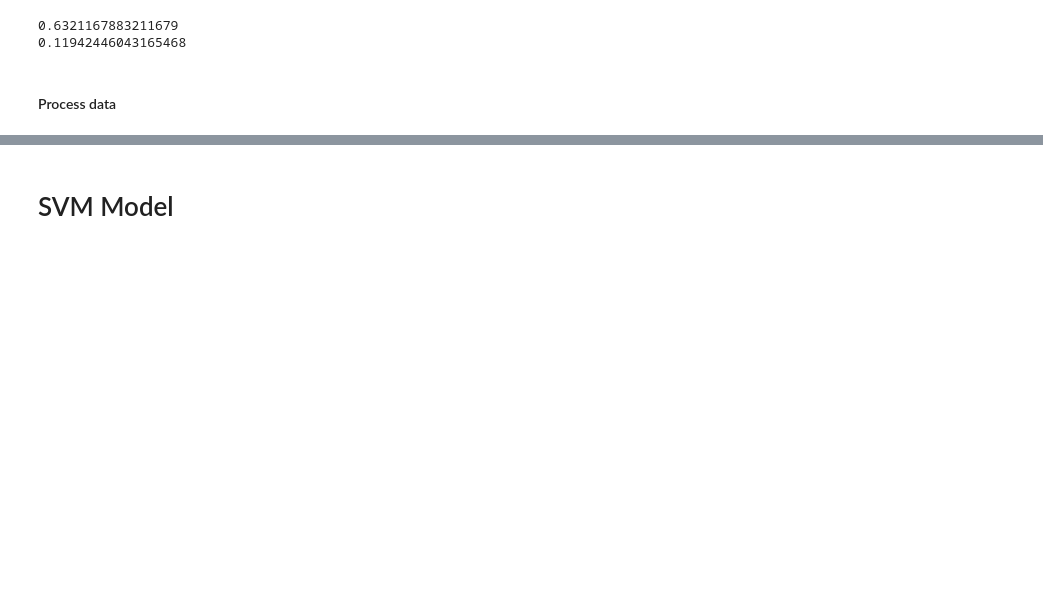
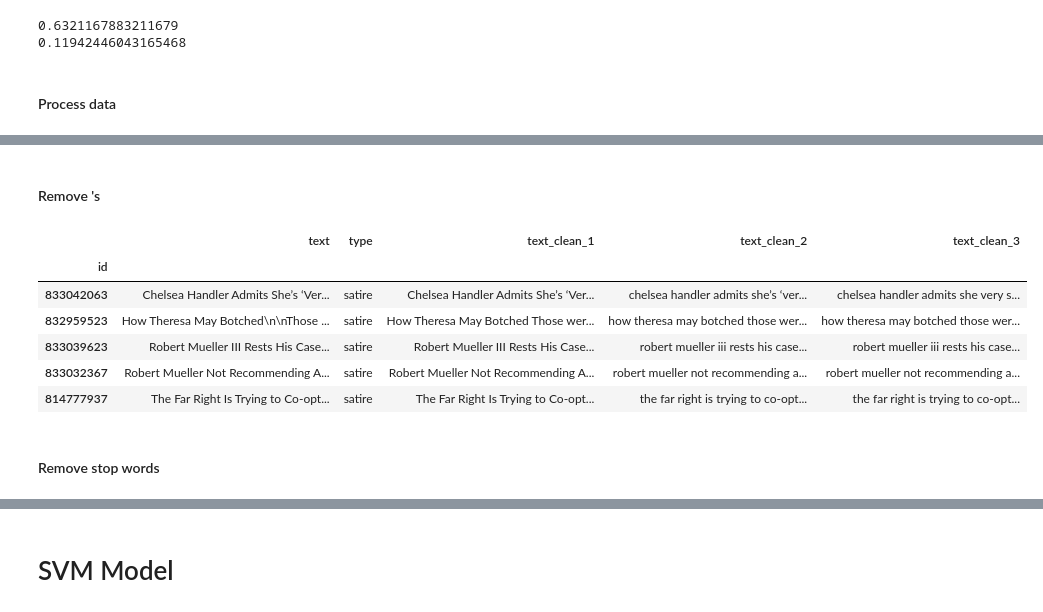
Before and after one commit to K-Bielecka/NLP-SemEval2023-Detecting-category-of-online-news, a Jupyter notebook: notebook.ipynb, the cells around one changed output, grey strips where cells are left out. Drawn from its saved outputs; the diff is of its cells as text; code cells hidden in the pictures; blank space fills up the shorter version.

```diff
--- a/notebook.ipynb
+++ b/notebook.ipynb
@@ -123,0 +148,2 @@ def ngram_vectors(train_texts, train_labels):
+# %% [markdown]
+#### Remove 's
@@ -123,0 +155,12 @@ def ngram_vectors(train_texts, train_labels):
+# %%
+df_train.head()
+# %% [output]
+|  | text | type | text_clean_1 | text_clean_2 | text_clean_3 |
+| id |  |  |  |  |  |
+| 833042063 | Chelsea Handler Admits She’s ‘Ver... | satire | Chelsea Handler Admits She’s ‘Ver... | chelsea handler admits she’s ‘ver... | chelsea handler admits she very s... |
+| 832959523 | How Theresa May Botched\n\nThose ... | satire | How Theresa May Botched Those wer... | how theresa may botched those wer... | how theresa may botched those wer... |
+| 833039623 | Robert Mueller III Rests His Case... | satire | Robert Mueller III Rests His Case... | robert mueller iii rests his case... | robert mueller iii rests his case... |
+| 833032367 | Robert Mueller Not Recommending A... | satire | Robert Mueller Not Recommending A... | robert mueller not recommending a... | robert mueller not recommending a... |
+| 814777937 | The Far Right Is Trying to Co-opt... | satire | The Far Right Is Trying to Co-opt... | the far right is trying to co-opt... | the far right is trying to co-opt... |
+# %% [markdown]
+#### Remove stop words
```
Also changed, not shown: parts of 54 cells of this notebook, 1 other file.
